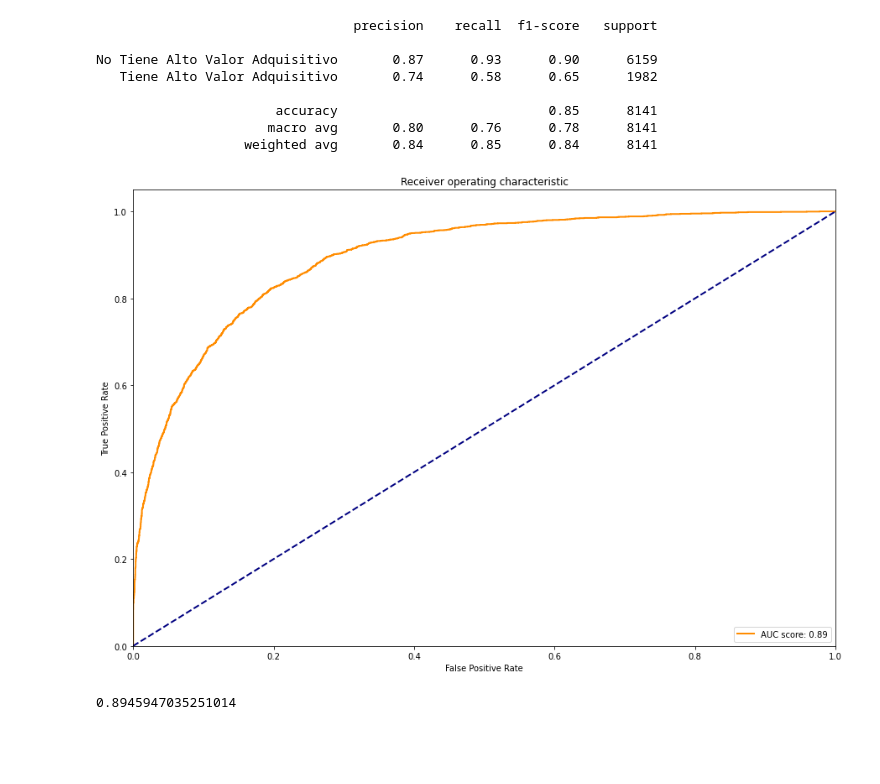
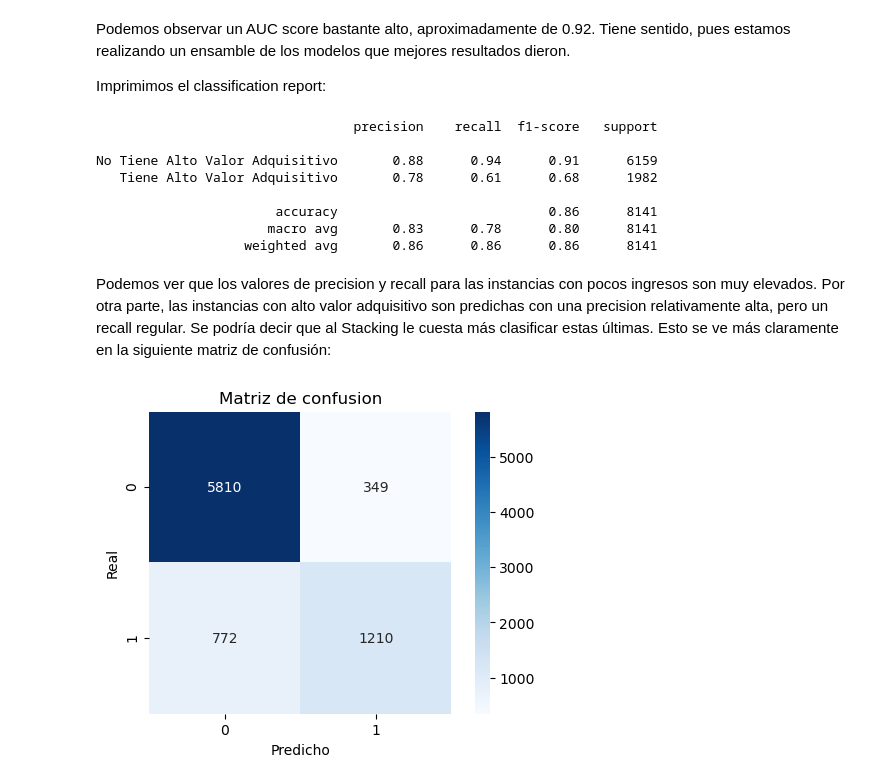
Before and after one commit to MateoCraviotto/Organizacion-de-datos-fiuba-1, a Jupyter notebook: TP2/Stacking.ipynb, the cells around one changed output. Saved outputs shown, nothing was run; the diff lists cells and outputs as text; code cells hidden in the pictures; blank space fills up the shorter version.

Commit message:
Actualizo Stacking con predicción en dataset ampliado, matrices de confusión y predicción sobre holdout

```diff
--- a/TP2/Stacking.ipynb
+++ b/TP2/Stacking.ipynb
@@ -30,4 +48,4 @@ X_train, X_test, y_train, y_test = train_test_split(X, y, test_size=0.25, random
 # %%
-clf_1 = KNeighborsClassifier()
-clf_2 = DecisionTreeClassifier()
-clf_3 = SVC(C=200, kernel='rbf', gamma=0.1,probability=True)
+clf_1 = KNeighborsClassifier(n_neighbors = 60, weights = 'uniform', metric = 'minkowski')
+clf_2 = SVC(C = 200, kernel = 'rbf', gamma = 0.1, probability = True)
+clf_3 = RandomForestClassifier(max_depth = 17, n_estimators = 500, criterion = 'entropy')
@@ -34,4 +56,4 @@ clf_3 = SVC(C=200, kernel='rbf', gamma=0.1,probability=True)
 # %%
 stacking = StackingClassifier(
-    estimators=[('clf_1', clf_1), ('clf_2', clf_2), ('clf_3', clf_3)]
+    estimators=[('clf_1', clf_1), ('clf_2', clf_2), ('clf_3', clf_3)], n_jobs = -1
 )
@@ -46,16 +83,17 @@ StackingClassifier(estimators=[('clf_1', KNeighborsClassifier()),
+# %% [markdown]
+Podemos observar un AUC score bastante alto, aproximadamente de 0.92. Tiene sentido, pues estamos realizando un ensamble de los modelos que mejores resultados dieron.
+
+Imprimimos el classification report:
 # %%
-y_pred = stacking.predict(X_test)
-y_pred_proba = stacking.predict_proba(X_test)[:,1]
 print(classification_report(y_test, y_pred, target_names=['No Tiene Alto Valor Adquisitivo', 'Tiene Alto Valor Adquisitivo']))
-graficar_auc_roc(y_test,y_pred_proba)
 # %% [output]
                                  precision    recall  f1-score   support
 
-No Tiene Alto Valor Adquisitivo       0.87      0.93      0.90      6159
-   Tiene Alto Valor Adquisitivo       0.74      0.58      0.65      1982
+No Tiene Alto Valor Adquisitivo       0.88      0.94      0.91      6159
+   Tiene Alto Valor Adquisitivo       0.78      0.61      0.68      1982
 
-                       accuracy                           0.85      8141
-                      macro avg       0.80      0.76      0.78      8141
-                   weighted avg       0.84      0.85      0.84      8141
+                       accuracy                           0.86      8141
+                      macro avg       0.83      0.78      0.80      8141
+                   weighted avg       0.86      0.86      0.86      8141
-[figure, removed]
-0.8945947035251014
+# %% [markdown]
+Podemos ver que los valores de precision y recall para las instancias con pocos ingresos son muy elevados. Por otra parte, las instancias con alto valor adquisitivo son predichas con una precision relativamente alta, pero un recall regular. Se podría decir que al Stacking le cuesta más clasificar estas últimas. Esto se ve más claramente en la siguiente matriz de confusión:
@@ -62,2 +102,4 @@ No Tiene Alto Valor Adquisitivo       0.87      0.93      0.90      6159
 # %%
-#graficar_matriz_confusion(y_test, y_pred)
+graficar_matriz_confusion(y_test, y_pred)
+# %% [output]
+[figure, added]
```
Also changed, not shown: parts of 33 cells of this notebook, 1 other file.
